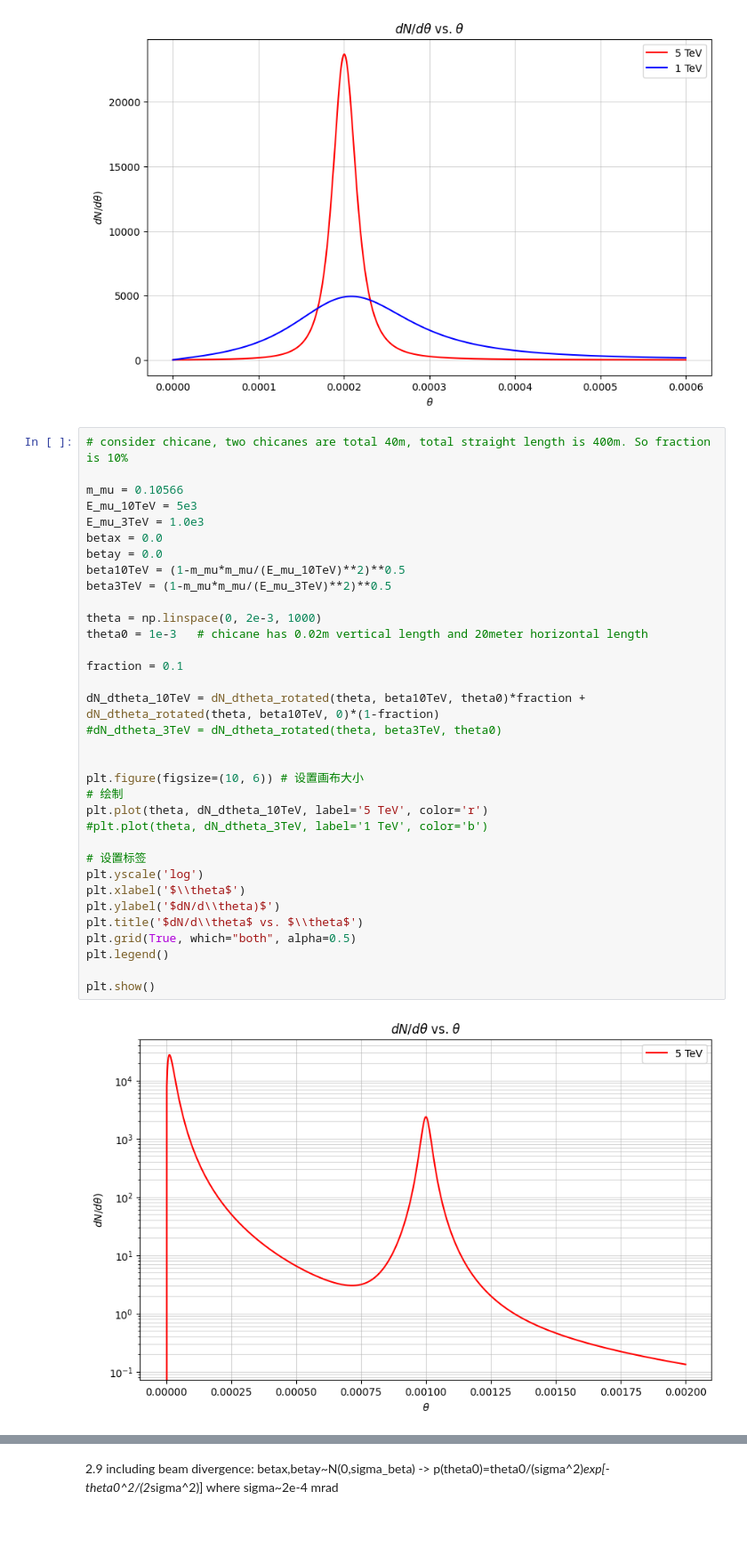
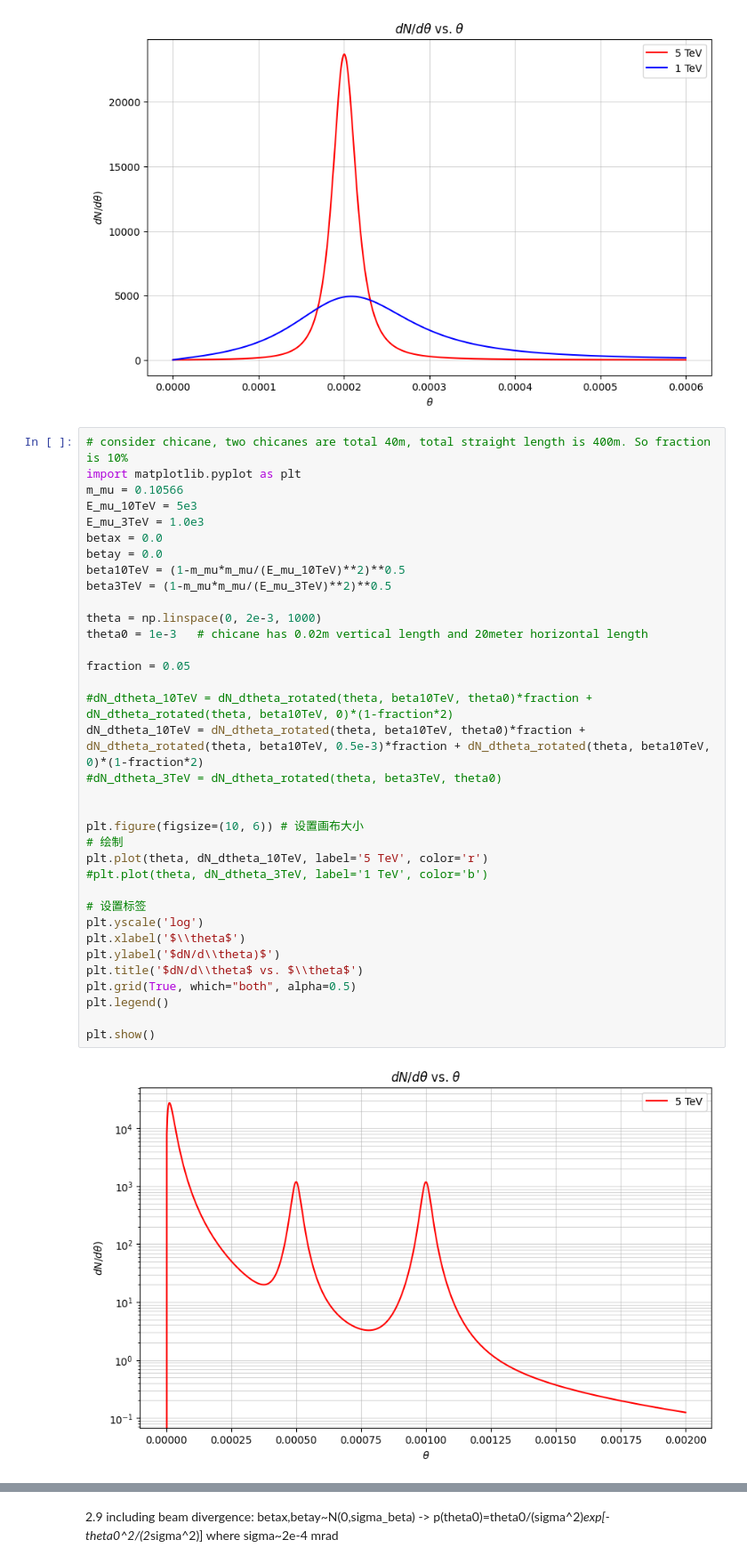
Before and after one commit to jchoi55/MINT, a Jupyter notebook: analytical_distribution/neutrino_distribution.ipynb, the cells around one changed output, grey strips where cells are left out. Shown at 89% size. Drawn from its saved outputs; the diff is of its cells as text; blank space fills up the shorter version.

```diff
--- a/analytical_distribution/neutrino_distribution.ipynb
+++ b/analytical_distribution/neutrino_distribution.ipynb
@@ -468,37 +468,38 @@ plt.show()
 [figure]
 # %%
 # consider chicane, two chicanes are total 40m, total straight length is 400m. So fraction is 10%
-
+import matplotlib.pyplot as plt
 m_mu = 0.10566
 E_mu_10TeV = 5e3
 E_mu_3TeV = 1.0e3
 betax = 0.0
 betay = 0.0
 beta10TeV = (1-m_mu*m_mu/(E_mu_10TeV)**2)**0.5
 beta3TeV = (1-m_mu*m_mu/(E_mu_3TeV)**2)**0.5
 
 theta = np.linspace(0, 2e-3, 1000)
 theta0 = 1e-3   # chicane has 0.02m vertical length and 20meter horizontal length
 
-fraction = 0.1
+fraction = 0.05
 
-dN_dtheta_10TeV = dN_dtheta_rotated(theta, beta10TeV, theta0)*fraction + dN_dtheta_rotated(theta, beta10TeV, 0)*(1-fraction)
+#dN_dtheta_10TeV = dN_dtheta_rotated(theta, beta10TeV, theta0)*fraction + dN_dtheta_rotated(theta, beta10TeV, 0)*(1-fraction*2)
+dN_dtheta_10TeV = dN_dtheta_rotated(theta, beta10TeV, theta0)*fraction + dN_dtheta_rotated(theta, beta10TeV, 0.5e-3)*fraction + dN_dtheta_rotated(theta, beta10TeV, 0)*(1-fraction*2)
 #dN_dtheta_3TeV = dN_dtheta_rotated(theta, beta3TeV, theta0)
 
 
 plt.figure(figsize=(10, 6)) # 设置画布大小
 # 绘制
 plt.plot(theta, dN_dtheta_10TeV, label='5 TeV', color='r')
 #plt.plot(theta, dN_dtheta_3TeV, label='1 TeV', color='b')
 
 # 设置标签
 plt.yscale('log')
 plt.xlabel('$\\theta$')
 plt.ylabel('$dN/d\\theta)$')
 plt.title('$dN/d\\theta$ vs. $\\theta$')
 plt.grid(True, which="both", alpha=0.5)
 plt.legend()
 
 plt.show()
 # %% [output]
-[figure, old version]
+[figure, new version]
```
Also changed, not shown: parts of 2 cells of this notebook, 1 other file.
